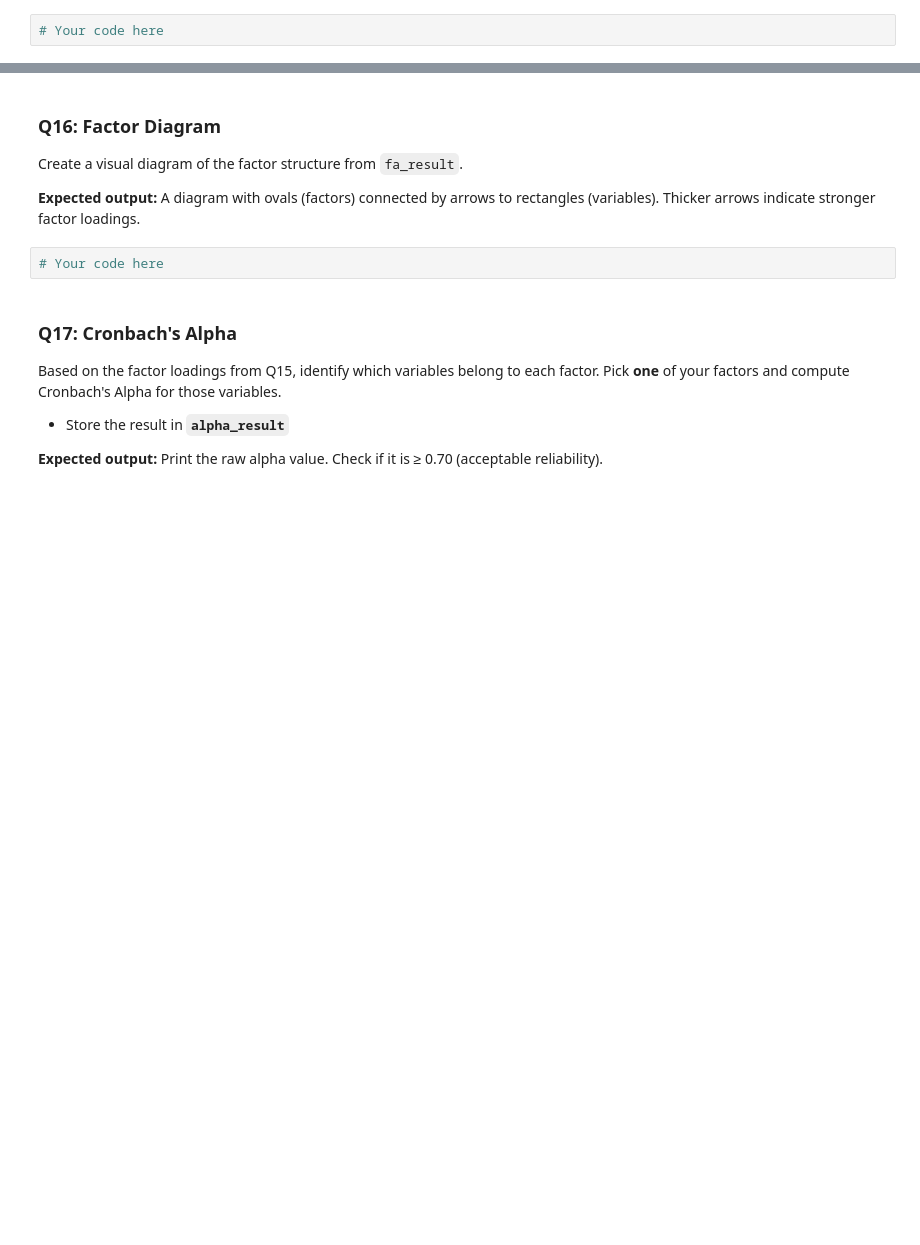
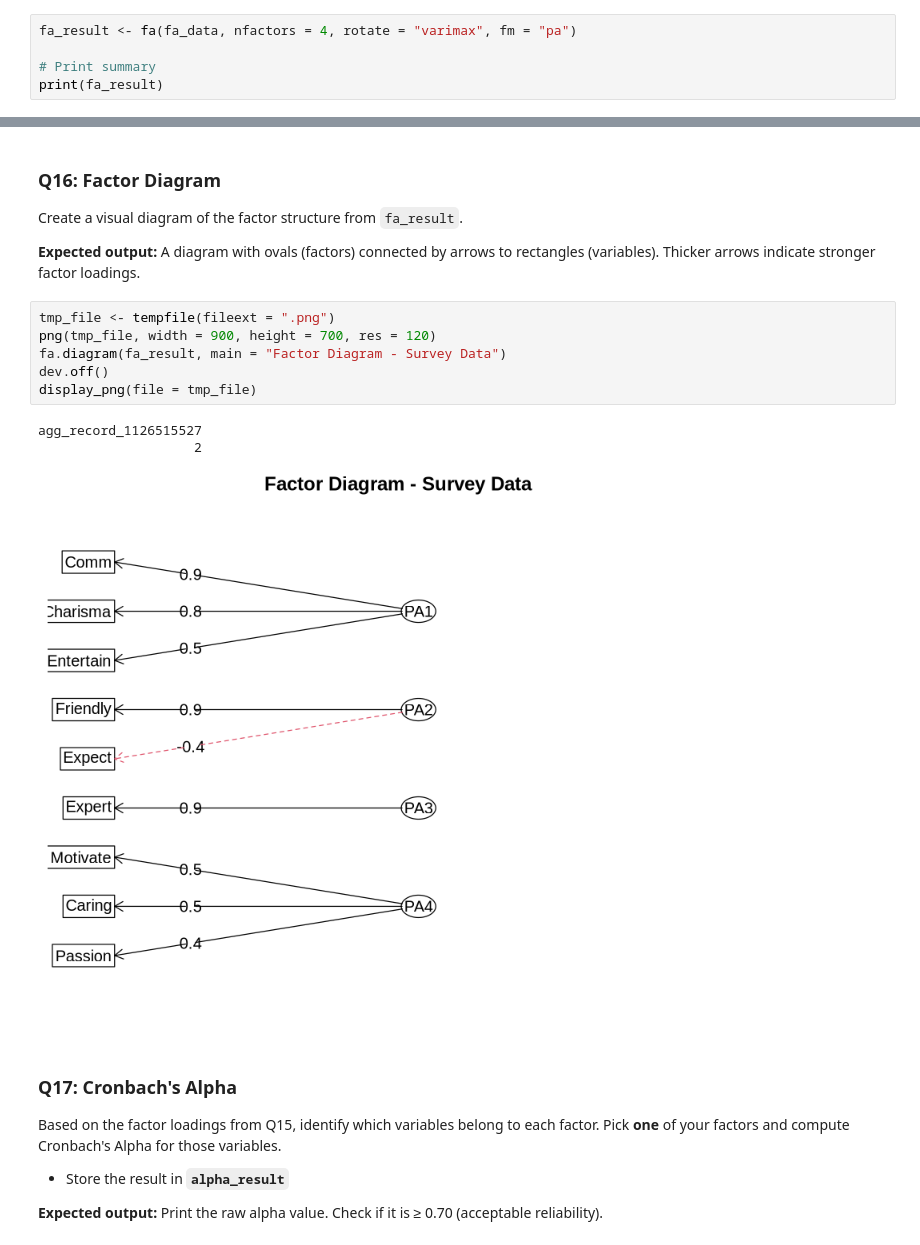
Before and after one commit to owenfrye1/MS3313-FryeV2, a Jupyter notebook: Homework/module_4_homework (2).ipynb, the cells around one changed output, grey strips where cells are left out. Drawn from its saved outputs; the diff is of its cells as text; blank space fills up the shorter version.

```diff
--- a/Homework/module_4_homework (2).ipynb
+++ b/Homework/module_4_homework (2).ipynb
@@ -172,4 +364,7 @@ Print the loadings with a cutoff of **0.3** (sorted).
 
 **Expected output:** A factor loadings table showing which variables load on which factors. Values below 0.3 are hidden for clarity.
 # %%
-# Your code here
+fa_result <- fa(fa_data, nfactors = 4, rotate = "varimax", fm = "pa")
+
+# Print summary
+print(fa_result)
@@ -180,7 +394,15 @@ Create a visual diagram of the factor structure from `fa_result`.
 
 **Expected output:** A diagram with ovals (factors) connected by arrows to rectangles (variables). Thicker arrows indicate stronger factor loadings.
 # %%
-# Your code here
+tmp_file <- tempfile(fileext = ".png")
+png(tmp_file, width = 900, height = 700, res = 120)
+fa.diagram(fa_result, main = "Factor Diagram - Survey Data")
+dev.off()
+display_png(file = tmp_file)
+# %% [output]
+agg_record_1126515527
+                    2
+[figure, added]
 # %% [markdown]
 ### Q17: Cronbach's Alpha
 
```
Also changed, not shown: parts of 19 cells of this notebook, 1 other file.
